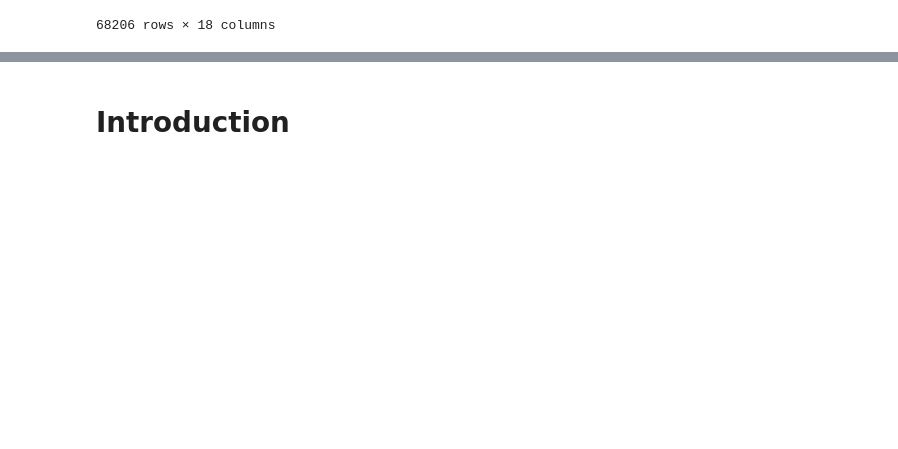
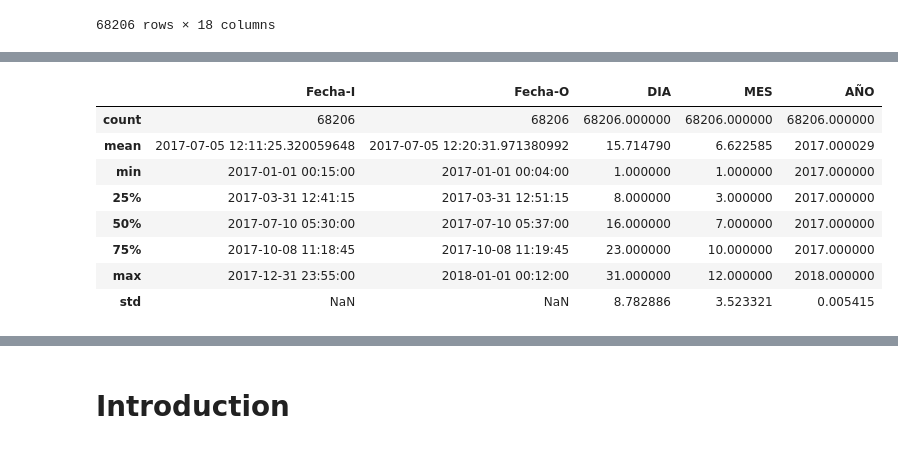
Before and after one commit to XxZeroGravityxX/Flight_delay_study, a Jupyter notebook: solution.ipynb, the cells around one changed output, grey strips where cells are left out. Saved outputs shown, nothing was run; the diff lists cells and outputs as text; code cells hidden in the pictures; blank space fills up the shorter version.

```diff
--- a/solution.ipynb
+++ b/solution.ipynb
@@ -25,0 +80,13 @@ display(data)
+# %%
+# Get basic statistics
+new_data.describe(datetime_is_numeric=True)
+# %% [output]
+|  | Fecha-I | Fecha-O | DIA | MES | AÑO |
+| count | 68206 | 68206 | 68206.000000 | 68206.000000 | 68206.000000 |
+| mean | 2017-07-05 12:11:25.320059648 | 2017-07-05 12:20:31.971380992 | 15.714790 | 6.622585 | 2017.000029 |
+| min | 2017-01-01 00:15:00 | 2017-01-01 00:04:00 | 1.000000 | 1.000000 | 2017.000000 |
+| 25% | 2017-03-31 12:41:15 | 2017-03-31 12:51:15 | 8.000000 | 3.000000 | 2017.000000 |
+| 50% | 2017-07-10 05:30:00 | 2017-07-10 05:37:00 | 16.000000 | 7.000000 | 2017.000000 |
+| 75% | 2017-10-08 11:18:45 | 2017-10-08 11:19:45 | 23.000000 | 10.000000 | 2017.000000 |
+| max | 2017-12-31 23:55:00 | 2018-01-01 00:12:00 | 31.000000 | 12.000000 | 2018.000000 |
+| std | NaN | NaN | 8.782886 | 3.523321 | 0.005415 |
```
Also changed, not shown: parts of 17 cells of this notebook, 1 other file.
